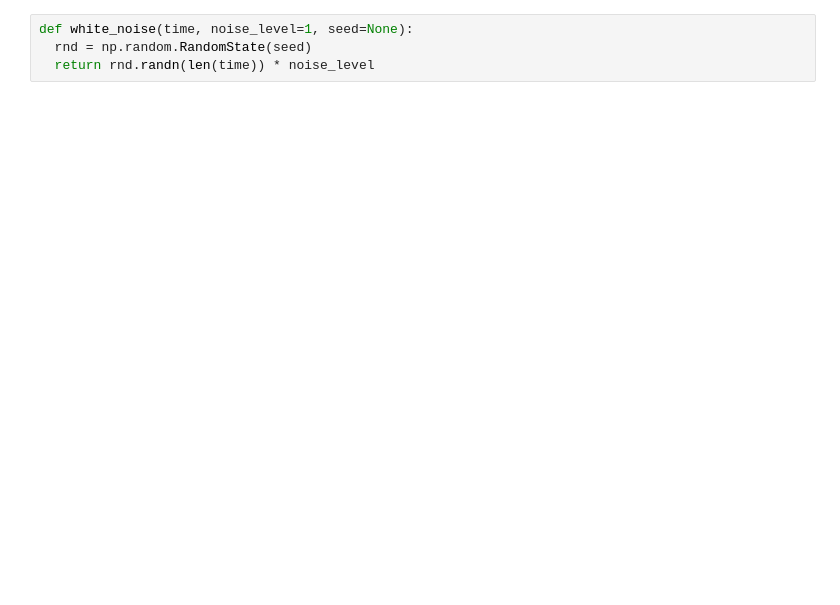
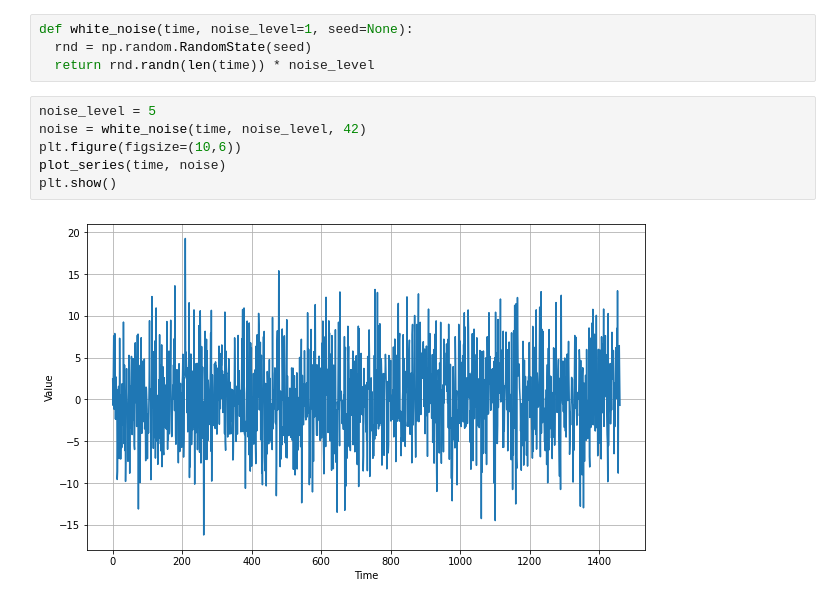
Before and after one commit to xuziyue/tensorflow-models, a Jupyter notebook: time_series_common_patterns.ipynb, the cells around one changed output. Drawn from its saved outputs; the diff is of its cells as text; blank space fills up the shorter version.

```diff
--- a/time_series_common_patterns.ipynb
+++ b/time_series_common_patterns.ipynb
@@ -54,3 +54,11 @@ plt.show()
 def white_noise(time, noise_level=1, seed=None):
   rnd = np.random.RandomState(seed)
   return rnd.randn(len(time)) * noise_level
+# %%
+noise_level = 5
+noise = white_noise(time, noise_level, 42)
+plt.figure(figsize=(10,6))
+plot_series(time, noise)
+plt.show()
+# %% [output]
+[figure, added]
```
Also changed, not shown: parts of 5 cells of this notebook.
